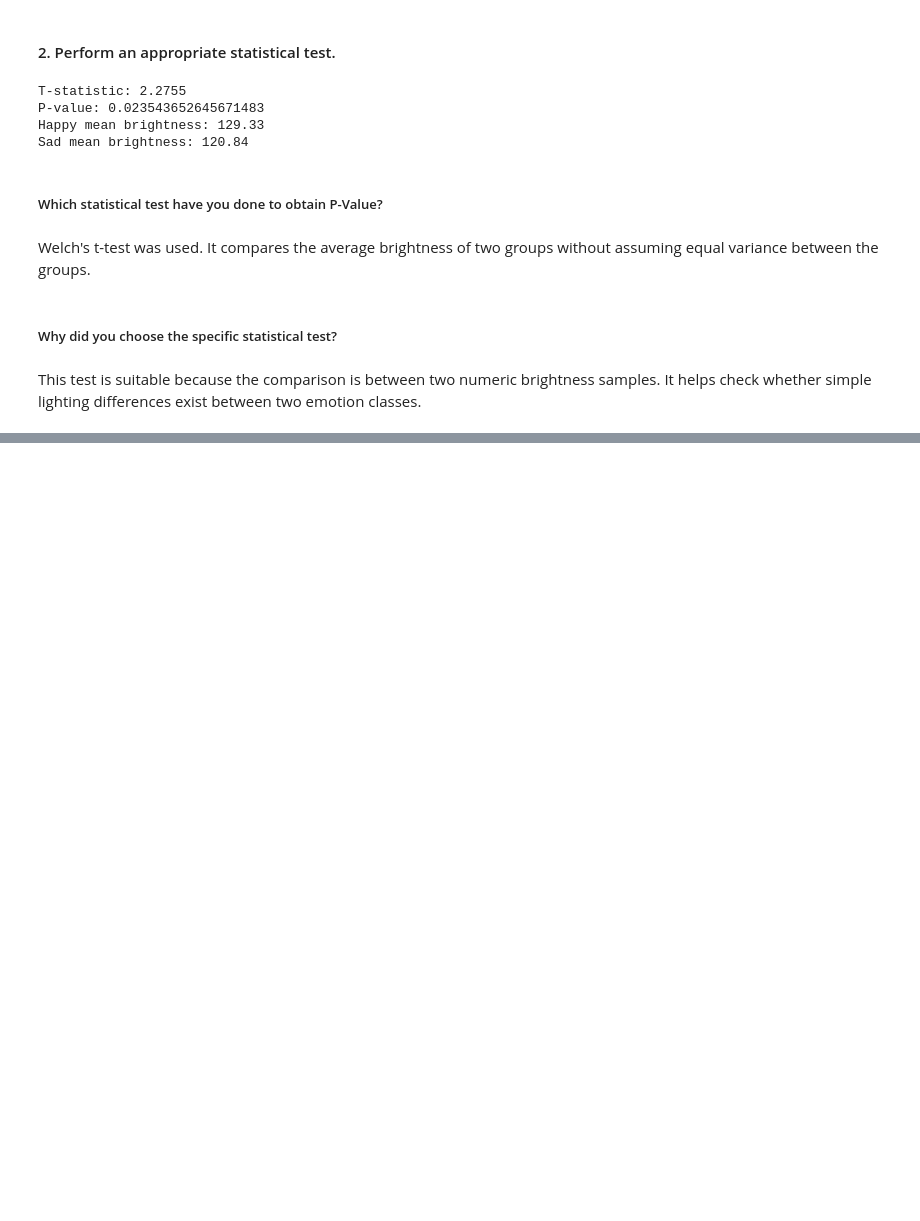
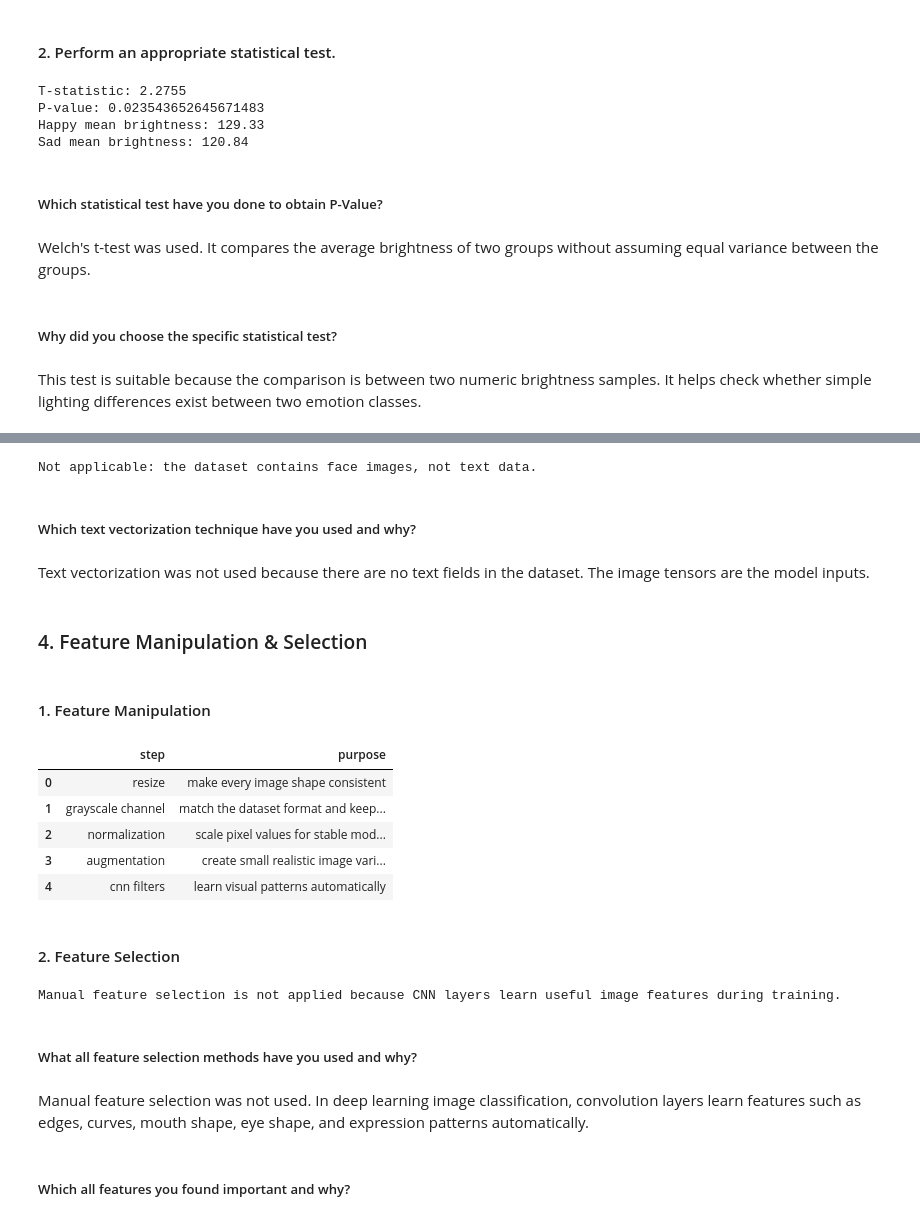
Before and after one commit to I-AM-PRASHANT-VERMA/Almabetter---DeepFER-Facial-Emotion-Recognition-Using-Deep-Learning, a Jupyter notebook: DeepFER_Facial_Emotion_Recognition.ipynb, the cells around one changed output, grey strips where cells are left out. Drawn from its saved outputs; the diff is of its cells as text; code cells hidden in the pictures; blank space fills up the shorter version.

```diff
--- a/DeepFER_Facial_Emotion_Recognition.ipynb
+++ b/DeepFER_Facial_Emotion_Recognition.ipynb
@@ -1148,0 +1315,50 @@ This test is suitable because the comparison is between two numeric brightness s
+# %%
+# Code Cell 44: Text Step Not Applicable - Text Vectorization
+# Text preprocessing is not required for this image classification dataset.
+print('Not applicable: the dataset contains face images, not text data.')
+# %% [output]
+Not applicable: the dataset contains face images, not text data.
+# %% [markdown]
+##### Which text vectorization technique have you used and why?
+# %% [markdown]
+Text vectorization was not used because there are no text fields in the dataset. The image tensors are the model inputs.
+# %% [markdown]
+### 4. Feature Manipulation & Selection
+# %% [markdown]
+#### 1. Feature Manipulation
+# %%
+# Code Cell 45: Image Feature Preparation Plan
+# Show the image feature preparation choices used in this project.
+feature_preparation = pd.DataFrame({
+    'step': ['resize', 'grayscale channel', 'normalization', 'augmentation', 'cnn filters'],
+    'purpose': [
+        'make every image shape consistent',
+        'match the dataset format and keep training light',
+        'scale pixel values for stable model training',
+        'create small realistic image variations',
+        'learn visual patterns automatically'
+    ]
+})
+
+display(feature_preparation)
+# %% [output]
+|  | step | purpose |
+| 0 | resize | make every image shape consistent |
+| 1 | grayscale channel | match the dataset format and keep... |
+| 2 | normalization | scale pixel values for stable mod... |
+| 3 | augmentation | create small realistic image vari... |
+| 4 | cnn filters | learn visual patterns automatically |
+# %% [markdown]
+#### 2. Feature Selection
+# %%
+# Code Cell 46: Feature Selection Note
+# CNN models learn visual features directly, so manual feature selection is not applied.
+print('Manual feature selection is not applied because CNN layers learn useful image features during training.')
+# %% [output]
+Manual feature selection is not applied because CNN layers learn useful image features during training.
+# %% [markdown]
+##### What all feature selection methods have you used  and why?
+# %% [markdown]
+Manual feature selection was not used. In deep learning image classification, convolution layers learn features such as edges, curves, mouth shape, eye shape, and expression patterns automatically.
+# %% [markdown]
+##### Which all features you found important and why?
```
Also changed, not shown: parts of 60 cells of this notebook.
